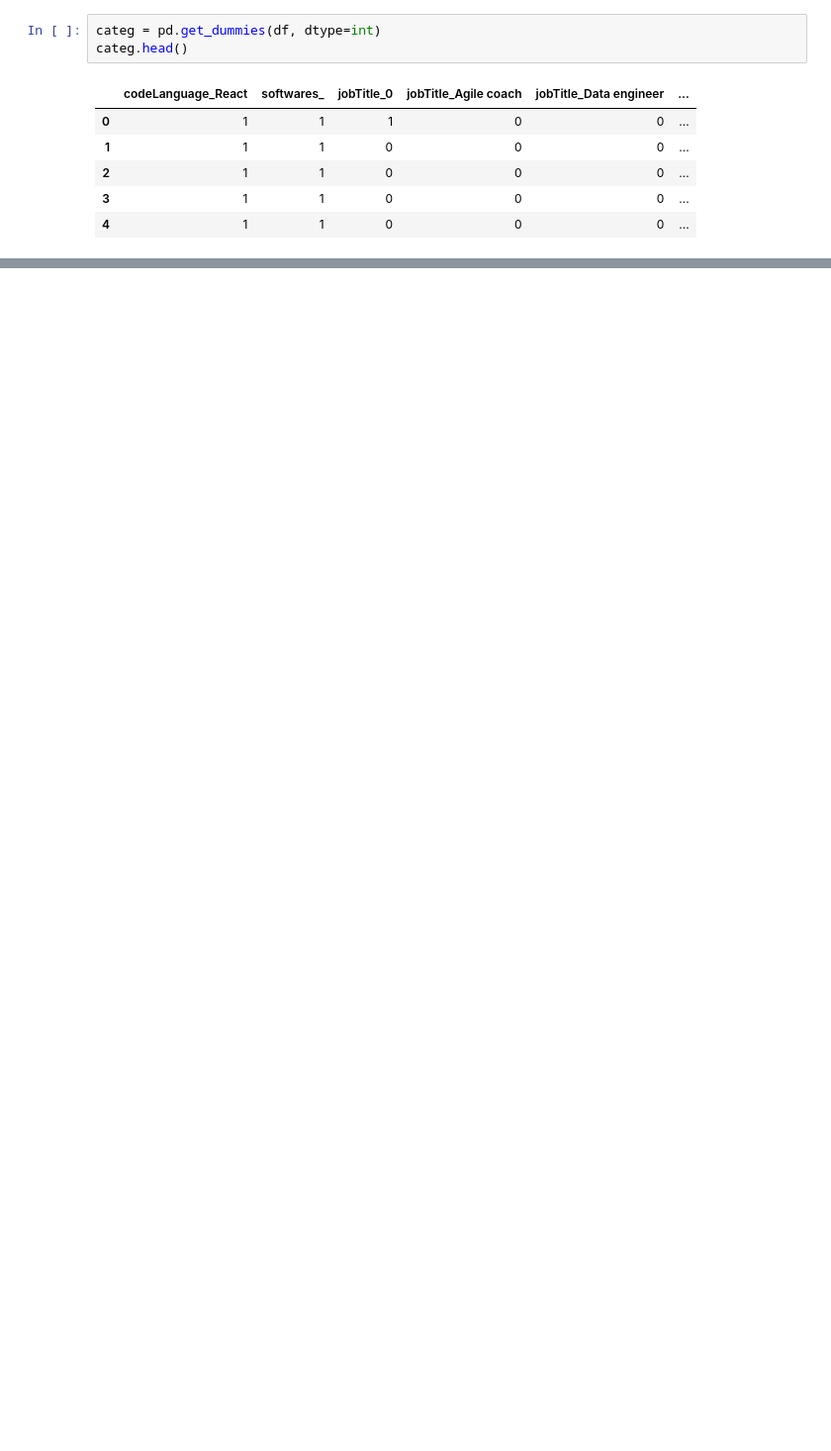
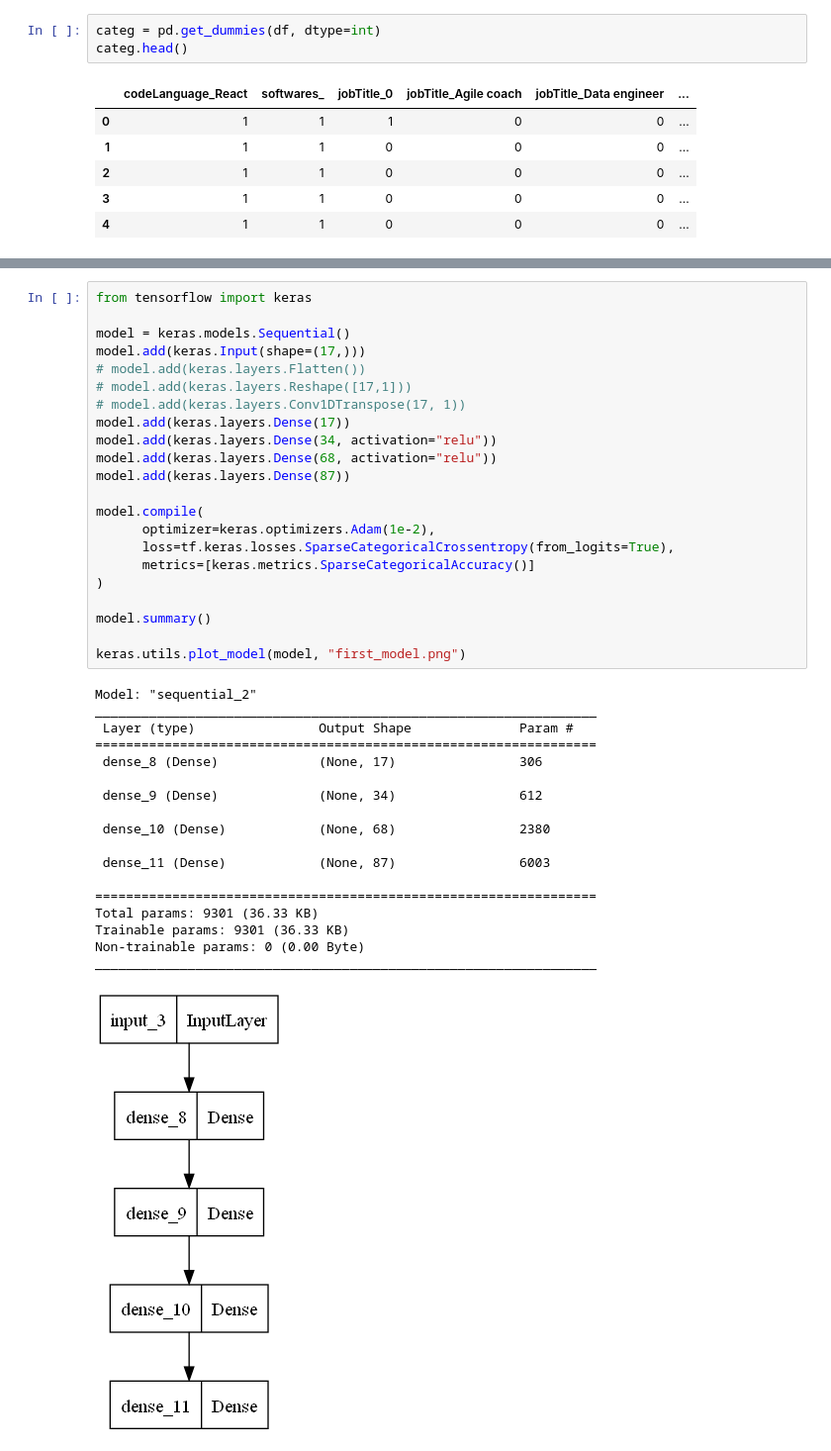
Before and after one commit to Chm-vinicius/coolab_tensorflow_study, a Jupyter notebook: machine_learn.ipynb, the cells around one changed output, grey strips where cells are left out. Shown at 99% size. Drawn from its saved outputs; the diff is of its cells as text; blank space fills up the shorter version.

Commit message:
deal with training model

```diff
--- a/machine_learn.ipynb
+++ b/machine_learn.ipynb
@@ -211,0 +214,41 @@ array([  0.,  18.,  13.,  20.,  12.,  76.,  13.,   0., 150.,  21.,   0.,
+# %%
+from tensorflow import keras
+
+model = keras.models.Sequential()
+model.add(keras.Input(shape=(17,)))
+# model.add(keras.layers.Flatten())
+# model.add(keras.layers.Reshape([17,1]))
+# model.add(keras.layers.Conv1DTranspose(17, 1))
+model.add(keras.layers.Dense(17))
+model.add(keras.layers.Dense(34, activation="relu"))
+model.add(keras.layers.Dense(68, activation="relu"))
+model.add(keras.layers.Dense(87))
+
+model.compile(
+      optimizer=keras.optimizers.Adam(1e-2),
+      loss=tf.keras.losses.SparseCategoricalCrossentropy(from_logits=True),
+      metrics=[keras.metrics.SparseCategoricalAccuracy()]
+)
+
+model.summary()
+
+keras.utils.plot_model(model, "first_model.png")
+# %% [output]
+Model: "sequential_2"
+_________________________________________________________________
+ Layer (type)                Output Shape              Param #
+=================================================================
+ dense_8 (Dense)             (None, 17)                306
+
+ dense_9 (Dense)             (None, 34)                612
+
+ dense_10 (Dense)            (None, 68)                2380
+
+ dense_11 (Dense)            (None, 87)                6003
+
+=================================================================
+Total params: 9301 (36.33 KB)
+Trainable params: 9301 (36.33 KB)
+Non-trainable params: 0 (0.00 Byte)
+_________________________________________________________________
+[figure, added]
```
Also changed, not shown: parts of 7 cells of this notebook, 3 other files.
